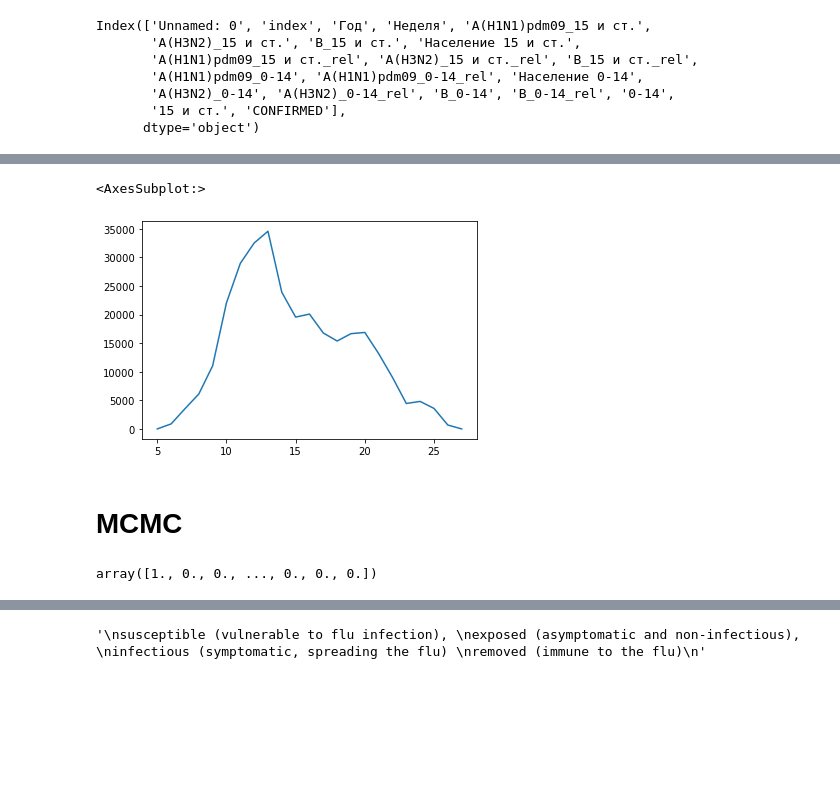
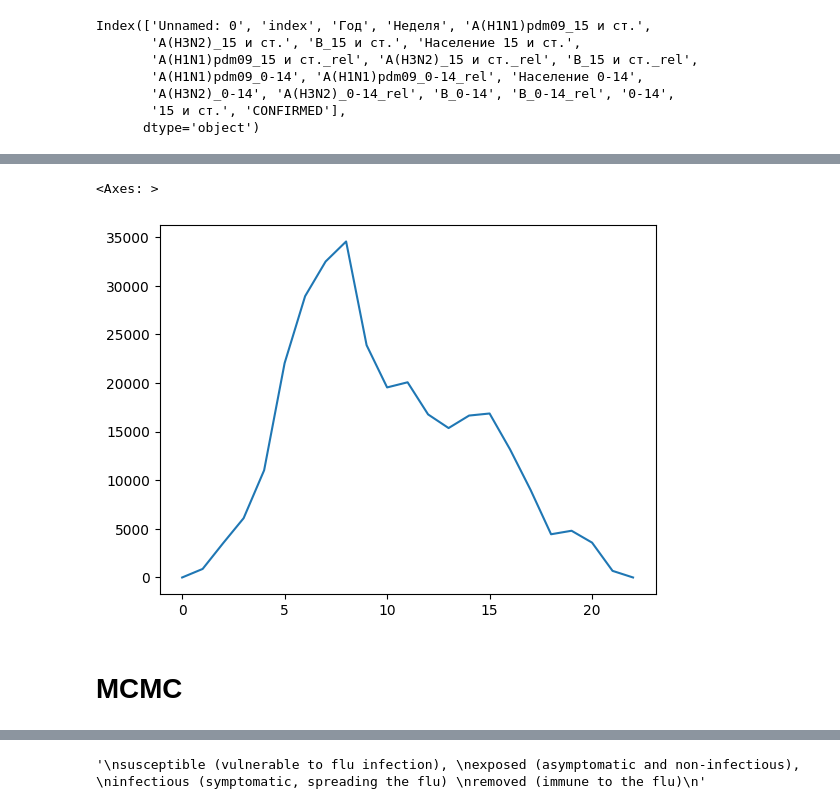
Before and after one commit to Mpkosh/people_are, a Jupyter notebook: abc_mcmc.ipynb, the cells around one changed output, grey strips where cells are left out. Saved outputs shown, nothing was run; the diff lists cells and outputs as text; code cells hidden in the pictures; blank space fills up the shorter version.

```diff
--- a/abc_mcmc.ipynb
+++ b/abc_mcmc.ipynb
@@ -82,8 +85,10 @@ plt.show()
-# %%
-obsData = rolling_mean[5:28][0]
-obsData.plot()
-# %% [output]
-<AxesSubplot:>
-[figure, removed]
+# %%
+rolling = R.rolling(window=2, center = True)
+rolling_mean = rolling.mean()
+obsData = rolling_mean[5:28][0].reset_index(drop=True)
+obsData.plot()
+# %% [output]
+<Axes: >
+[figure, added]
 # %% [markdown]
 # MCMC
@@ -126,5 +94,0 @@ Y = Y[0][0]
-# %%
-y = model(optimal_parameters)
-y
-# %% [output]
-array([1., 0., 0., ..., 0., 0., 0.])
```
Also changed, not shown: parts of 82 cells of this notebook, 1 other file.
